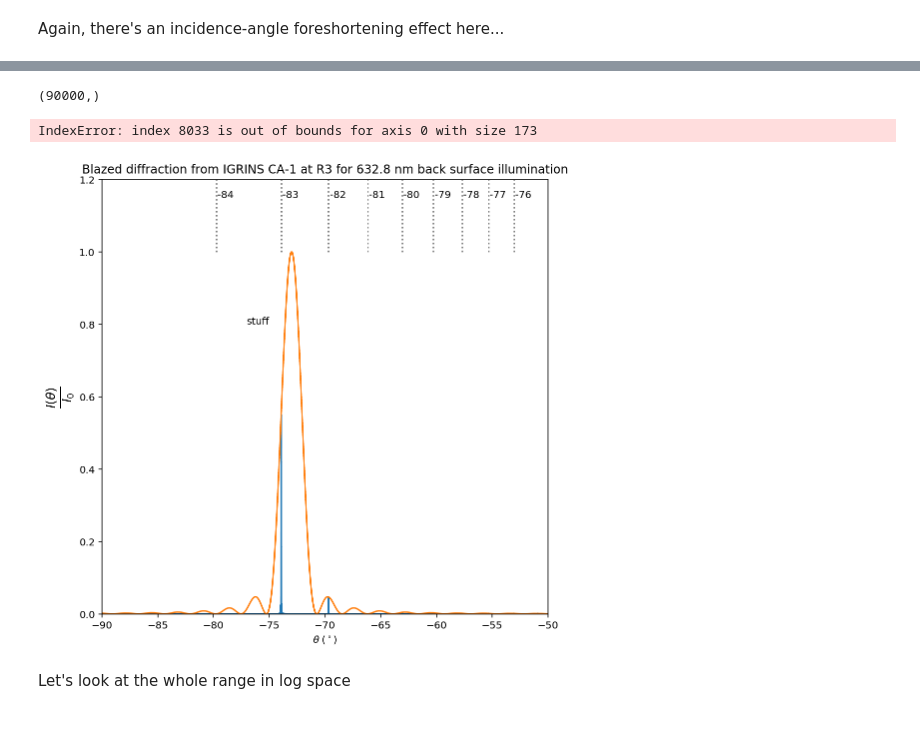
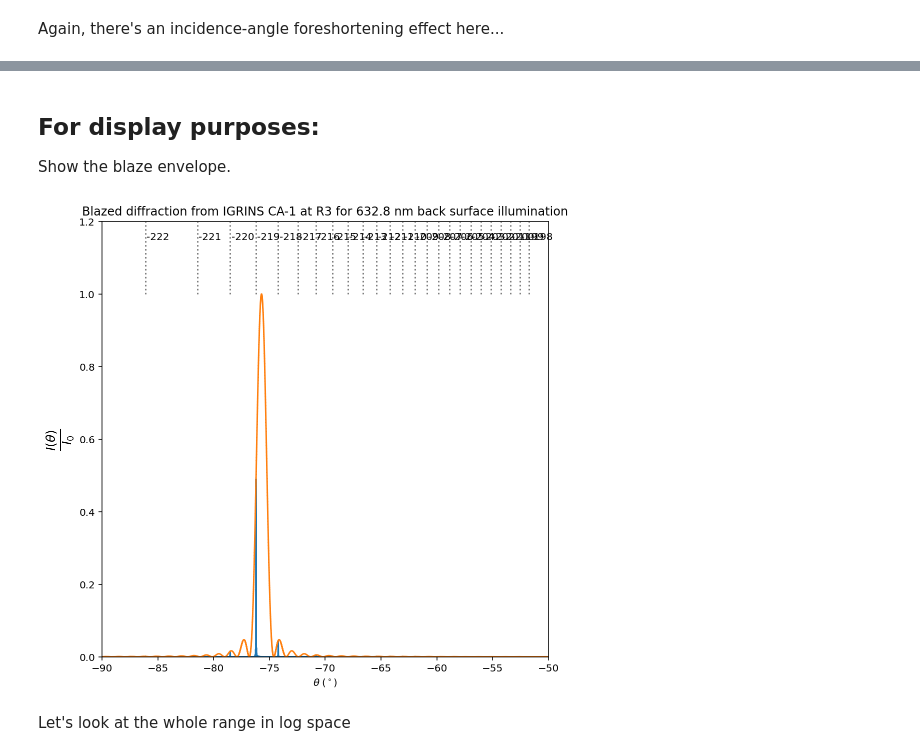
Before and after one commit to Echelle/postale, a Jupyter notebook: notebooks/01_IGRINS_CA1/05_IGRINS_CA1_R3_blaze_model_Emily20220509.ipynb, the cells around one changed output, grey strips where cells are left out. Drawn from its saved outputs; the diff is of its cells as text; code cells hidden in the pictures; blank space fills up the shorter version.

```diff
--- a/notebooks/01_IGRINS_CA1/05_IGRINS_CA1_R3_blaze_model_Emily20220509.ipynb
+++ b/notebooks/01_IGRINS_CA1/05_IGRINS_CA1_R3_blaze_model_Emily20220509.ipynb
@@ -21,0 +16,2 @@ blaze_angle_degrees
+# %%
+groove_top_width = 71.43 - 42.43 # micron
@@ -22,14 +24,14 @@ blaze_angle_degrees
 # %% [markdown]
 Assume testing in back-surface reflection in visible light!
 # %%
-wavelength_micron = 0.632 # micron
+wavelength_micron = 0.6328 # micron
 # %%
 beam_size_mm = 0.5 # mm
 beam_size_micron = beam_size_mm*1000.0
 # %% [markdown]
 Fix the angle of incidence for now.
 # %%
-theta_i_degrees = 73.0
+theta_i_degrees = 75.7
 theta_i_radians = np.radians(theta_i_degrees)
 # %% [markdown]
 ### Set the angular sampling
@@ -120,16 +175,25 @@ Again, there's an incidence-angle foreshortening effect here...
+# %%
+x_lo, x_hi = (-90, -50)
+plt.xlim(x_lo, x_hi)
+plt.ylim(0, 1.2)
+
+for m, theta_m in zip(m_vector, theta_m_degrees):
+    if np.isfinite(theta_m) & (theta_m>x_lo) & (theta_m < x_hi-1):
+        plt.text(theta_m+0.1, 1.15, "{:d}".format(-int(m)), rotation='horizontal')
+        plt.plot([theta_m, theta_m], [1.0, 1.2], color='k', alpha=0.5,
+                 linestyle='dotted')
+
+#plt.text(-77, 0.8, ratio)
+plt.xlabel(r'$\theta \; (^\circ)$')
+plt.ylabel(r'$\frac{I(\theta)}{I_0}$', fontsize=18)
+plt.title('Blazed diffraction from IGRINS CA-1 at R3 for 632.8 nm back surface illumination'.format(beam_size_mm) );
+
+plt.rcParams['axes.facecolor']='white'
+plt.rcParams['savefig.facecolor']='white'
+
+plt.savefig('../../figures/GMTNIRS_76_blaze_demo.png', dpi=300, bbox_inches='tight');
+# %% [markdown]
+## For display purposes:
+Show the blaze envelope.
 # %%
 blazed_groove_top_diffraction = blaze_modulation * unblazed_groove_top_diffraction
-# %%
-blazed_groove_top_diffraction.shape
-# %% [output]
-(90000,)
-# %%
-brightestarg = np.argmax(blazed_groove_top_diffraction)
-brightest = blazed_groove_top_diffraction[brightestarg]
-brightestarg
-
-secondbrightestarg = np.argmax(blazed_groove_top_diffraction)+1
-secondbrightest = blazed_groove_top_diffraction[secondbrightestarg]
-secondbrightestarg
-# %% [output]
-IndexError: index 8033 is out of bounds for axis 0 with size 173
@@ -139,29 +200,29 @@ brightest/secondbrightest
 # %%
 plt.figure(figsize=(8, 8))
 plt.step(angular_grid_degrees, blazed_groove_top_diffraction, where='mid')
 plt.step(angular_grid_degrees, blaze_modulation, where='mid')
 
 x_lo, x_hi = (-90, -50)
 plt.xlim(x_lo, x_hi)
 plt.ylim(0, 1.2)
 
 for m, theta_m in zip(m_vector, theta_m_degrees):
     if np.isfinite(theta_m) & (theta_m>x_lo) & (theta_m < x_hi-1):
         plt.text(theta_m+0.1, 1.15, "{:d}".format(-int(m)), rotation='horizontal')
         plt.plot([theta_m, theta_m], [1.0, 1.2], color='k', alpha=0.5,
                  linestyle='dotted')
 
-plt.text(-77, 0.8, ratio)
+#plt.text(-77, 0.8, ratio)
 plt.xlabel(r'$\theta \; (^\circ)$')
 plt.ylabel(r'$\frac{I(\theta)}{I_0}$', fontsize=18)
 plt.title('Blazed diffraction from IGRINS CA-1 at R3 for 632.8 nm back surface illumination'.format(beam_size_mm) );
 
 plt.rcParams['axes.facecolor']='white'
 plt.rcParams['savefig.facecolor']='white'
 
-plt.savefig('../../figures/IGRINS_CA1_R3_blaze.png', dpi=300, bbox_inches='tight');
+plt.savefig('../../figures/GMTNIRS_76_blaze_demo.png', dpi=300, bbox_inches='tight');
 # %% [output]
-[figure, old version]
+[figure, new version]
 # %% [markdown]
 Let's look at the whole range in log space
 # %%
```
Also changed, not shown: parts of 24 cells of this notebook.
